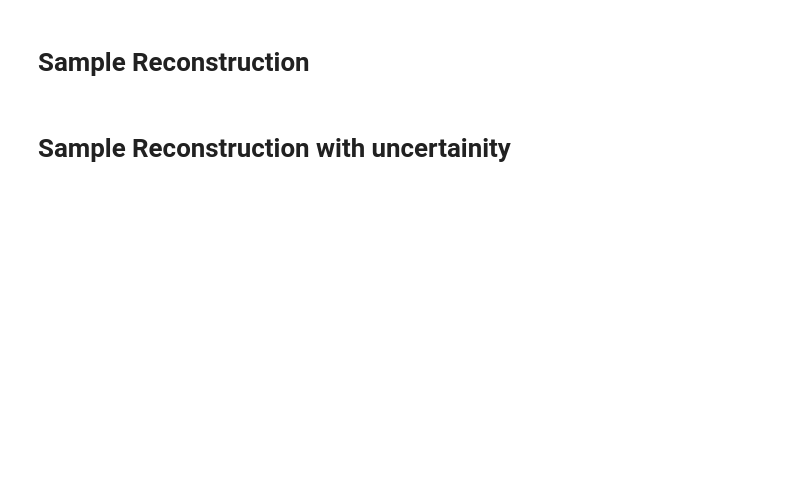
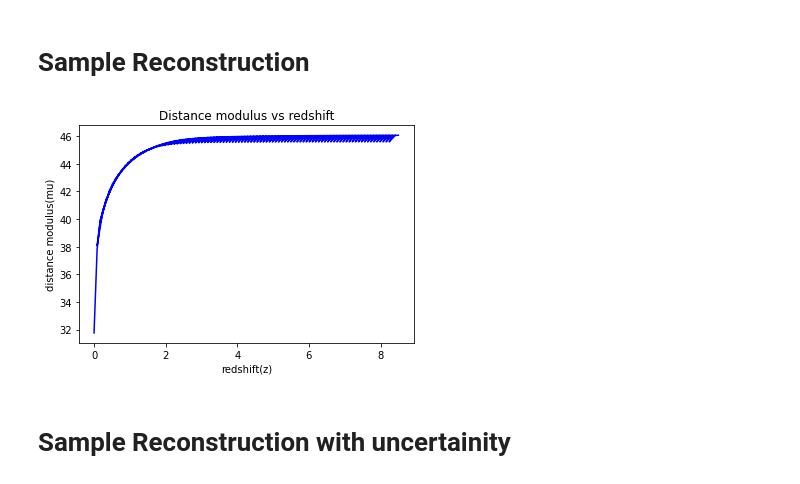
Before and after one commit to shreeprasadbhat/mtech-thesis, a Jupyter notebook: project-1/src/04_Train_RNN_BNN.ipynb, the cells around one changed output. Saved outputs shown, nothing was run; the diff lists cells and outputs as text; code cells hidden in the pictures; blank space fills up the shorter version.

```diff
--- a/project-1/src/04_Train_RNN_BNN.ipynb
+++ b/project-1/src/04_Train_RNN_BNN.ipynb
@@ -136,19 +172,21 @@ plt.show()
 # %%
 # Reconstruct
 z_reconstruct = np.linspace(0,8.5,100)
-z_reconstruct = np.expand_dims(strided_app(z_reconstruct, 4, 4), axis=-1)
+z_reconstruct = np.expand_dims(strided_app(z_reconstruct, window_size, train_stride), axis=-1)
 # %%
-z_reconstruct = z_reconstruct[:20]
+#z_reconstruct = z_reconstruct[:20]
 # %%
 mu_reconstruct = model.predict(z_reconstruct, batch_size=BATCH_SIZE)
 # %%
 # plot reconstructed z vs mu
-plt.plot(z_reconstruct.flatten(), mu_reconstruct.flatten());
+plt.plot(z_reconstruct.flatten(), mu_reconstruct.flatten(), color='b');
 plt.xlabel('redshift(z)')
 plt.ylabel('distance modulus(mu)')
 plt.title('Distance modulus vs redshift')
 plt.savefig(os.path.join(out_dir,'06_sample_reconstruction.png'))
 plt.show()
+# %% [output]
+[figure, added]
 # %% [markdown]
 # Sample Reconstruction with uncertainity
 # %%
```
Also changed, not shown: parts of 10 cells of this notebook, 10 other files.
